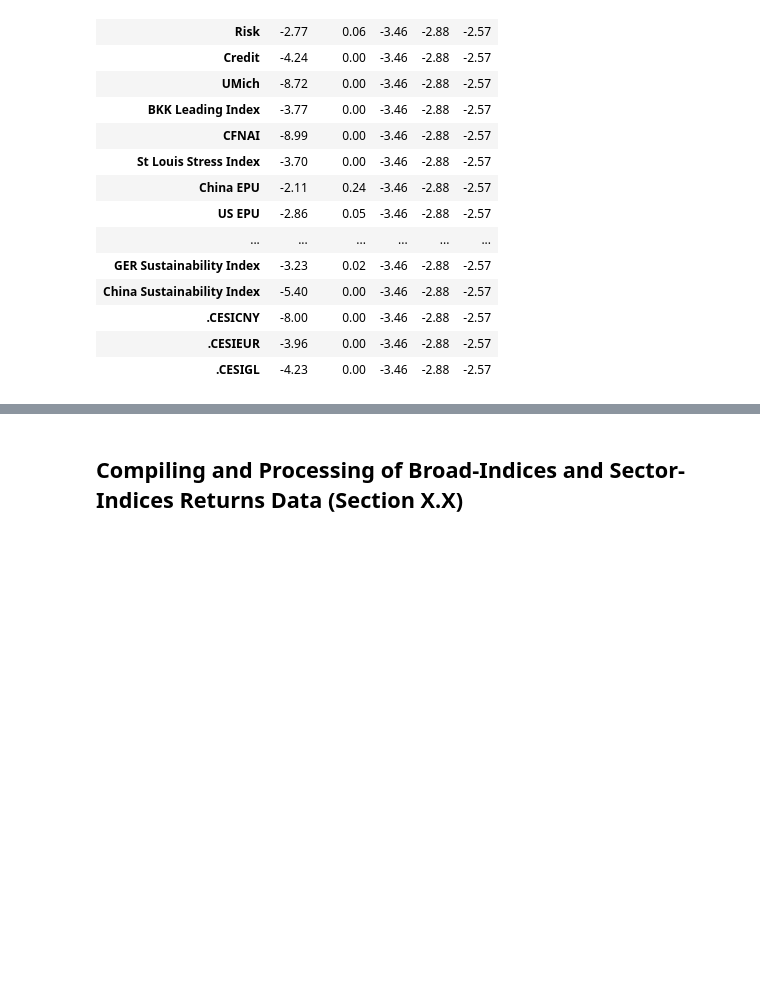
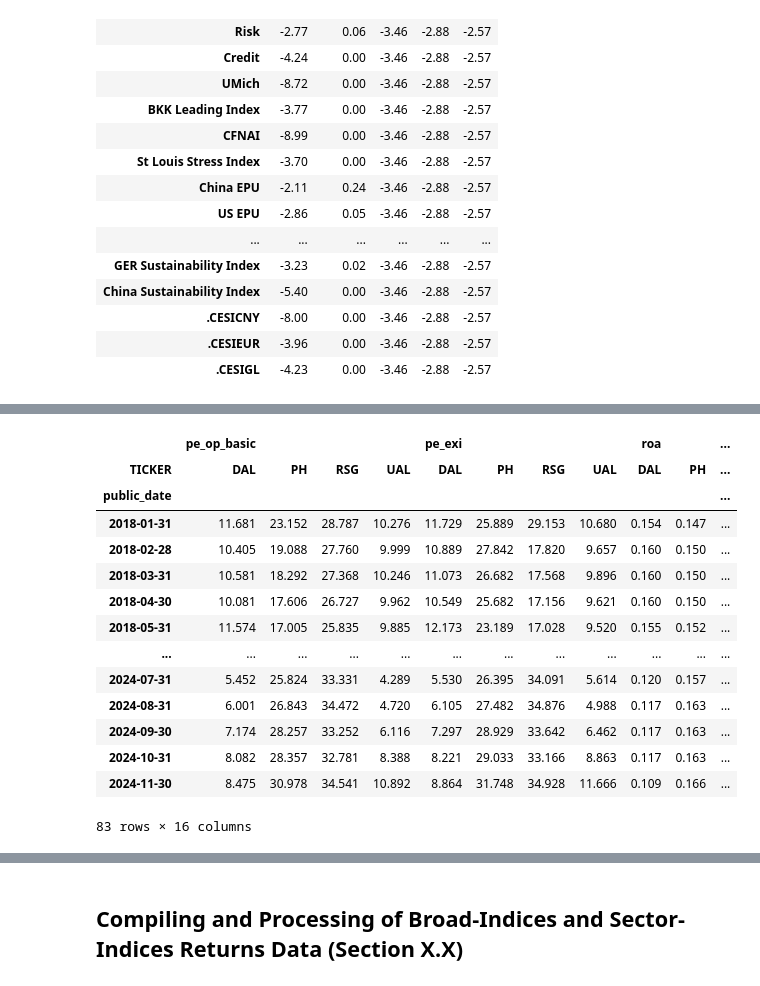
Before and after one commit to Pj-354/Python-Notebooks--Mine-, a Jupyter notebook: Dispersion/GARCH MIDAS/DCC MIDAS/_Data_Collection.ipynb, the cells around one changed output, grey strips where cells are left out. Cells and saved outputs as stored; diff of their text form; code cells hidden in the pictures; blank space fills up the shorter version.

```diff
--- a/Dispersion/GARCH MIDAS/DCC MIDAS/_Data_Collection.ipynb
+++ b/Dispersion/GARCH MIDAS/DCC MIDAS/_Data_Collection.ipynb
@@ -750,0 +743,22 @@ pd.read_csv('Returns - Index - RV - US Sectors.csv')
+# %%
+Industrial_Ratios = pd.read_csv('Industrial_Ratios.csv', parse_dates = True)
+Industrial_Ratios.drop(columns = ['adate', 'permno', 'qdate'], inplace = True)
+Industrial_Ratios.pivot(index = 'public_date',
+                        columns = ['TICKER'],
+                        values = ['pe_op_basic', 'pe_exi', 'roa', 'rd_sale'])
+# %% [output]
+|  | pe_op_basic |  |  |  | pe_exi |  |  |  | roa |  | ... |
+| TICKER | DAL | PH | RSG | UAL | DAL | PH | RSG | UAL | DAL | PH | ... |
+| public_date |  |  |  |  |  |  |  |  |  |  | ... |
+| 2018-01-31 | 11.681 | 23.152 | 28.787 | 10.276 | 11.729 | 25.889 | 29.153 | 10.680 | 0.154 | 0.147 | ... |
+| 2018-02-28 | 10.405 | 19.088 | 27.760 | 9.999 | 10.889 | 27.842 | 17.820 | 9.657 | 0.160 | 0.150 | ... |
+| 2018-03-31 | 10.581 | 18.292 | 27.368 | 10.246 | 11.073 | 26.682 | 17.568 | 9.896 | 0.160 | 0.150 | ... |
+| 2018-04-30 | 10.081 | 17.606 | 26.727 | 9.962 | 10.549 | 25.682 | 17.156 | 9.621 | 0.160 | 0.150 | ... |
+| 2018-05-31 | 11.574 | 17.005 | 25.835 | 9.885 | 12.173 | 23.189 | 17.028 | 9.520 | 0.155 | 0.152 | ... |
+| ... | ... | ... | ... | ... | ... | ... | ... | ... | ... | ... | ... |
+| 2024-07-31 | 5.452 | 25.824 | 33.331 | 4.289 | 5.530 | 26.395 | 34.091 | 5.614 | 0.120 | 0.157 | ... |
+| 2024-08-31 | 6.001 | 26.843 | 34.472 | 4.720 | 6.105 | 27.482 | 34.876 | 4.988 | 0.117 | 0.163 | ... |
+| 2024-09-30 | 7.174 | 28.257 | 33.252 | 6.116 | 7.297 | 28.929 | 33.642 | 6.462 | 0.117 | 0.163 | ... |
+| 2024-10-31 | 8.082 | 28.357 | 32.781 | 8.388 | 8.221 | 29.033 | 33.166 | 8.863 | 0.117 | 0.163 | ... |
+| 2024-11-30 | 8.475 | 30.978 | 34.541 | 10.892 | 8.864 | 31.748 | 34.928 | 11.666 | 0.109 | 0.166 | ... |
+83 rows × 16 columns
```
Also changed, not shown: parts of 8 cells of this notebook, 55 other files.
